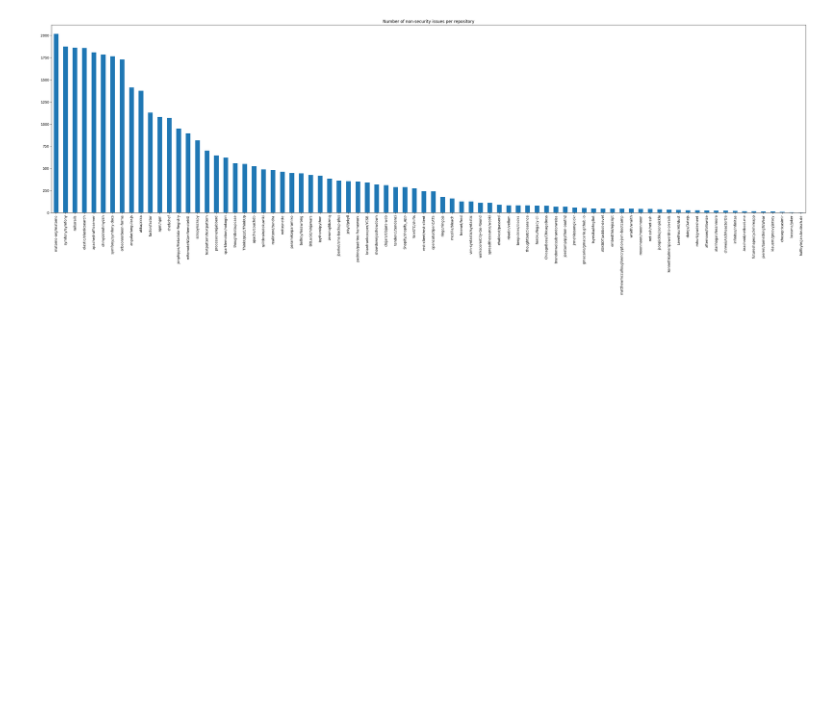
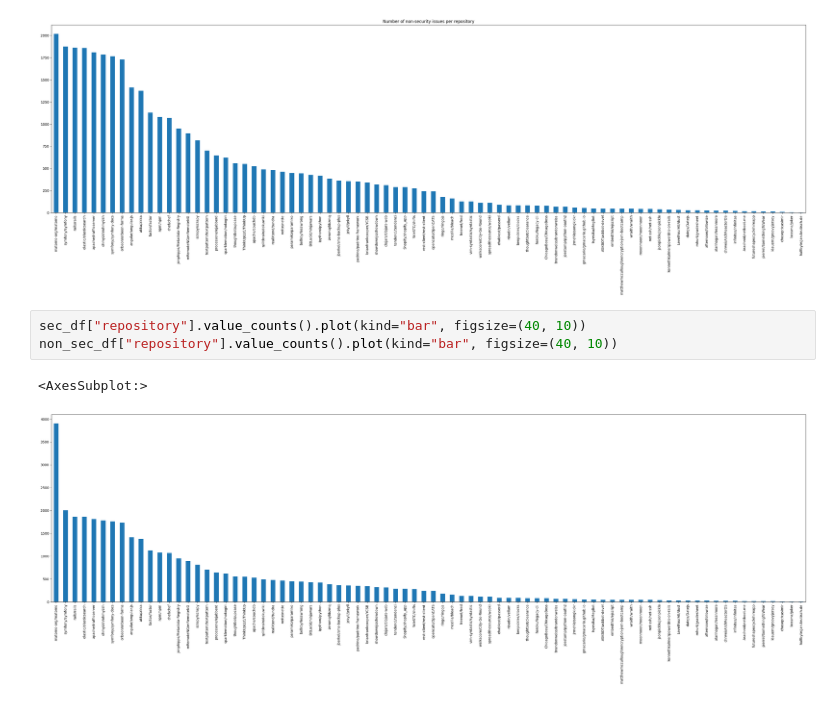
Before and after one commit to TeamPML/GuthubSecurityIssues, a Jupyter notebook: data-understanding.ipynb, the cells around one changed output. Cells and saved outputs as stored; diff of their text form; blank space fills up the shorter version.

```diff
--- a/data-understanding.ipynb
+++ b/data-understanding.ipynb
@@ -136,3 +142,9 @@ non_sec_df["repository"].value_counts().plot(kind="bar", figsize=(40, 10), title
 # %% [output]
 <AxesSubplot:title={'center':'Number of non-security issues per repository'}>
 [figure]
+# %%
+sec_df["repository"].value_counts().plot(kind="bar", figsize=(40, 10))
+non_sec_df["repository"].value_counts().plot(kind="bar", figsize=(40, 10))
+# %% [output]
+<AxesSubplot:>
+[figure, added]
```
Also changed, not shown: parts of 5 cells of this notebook.
